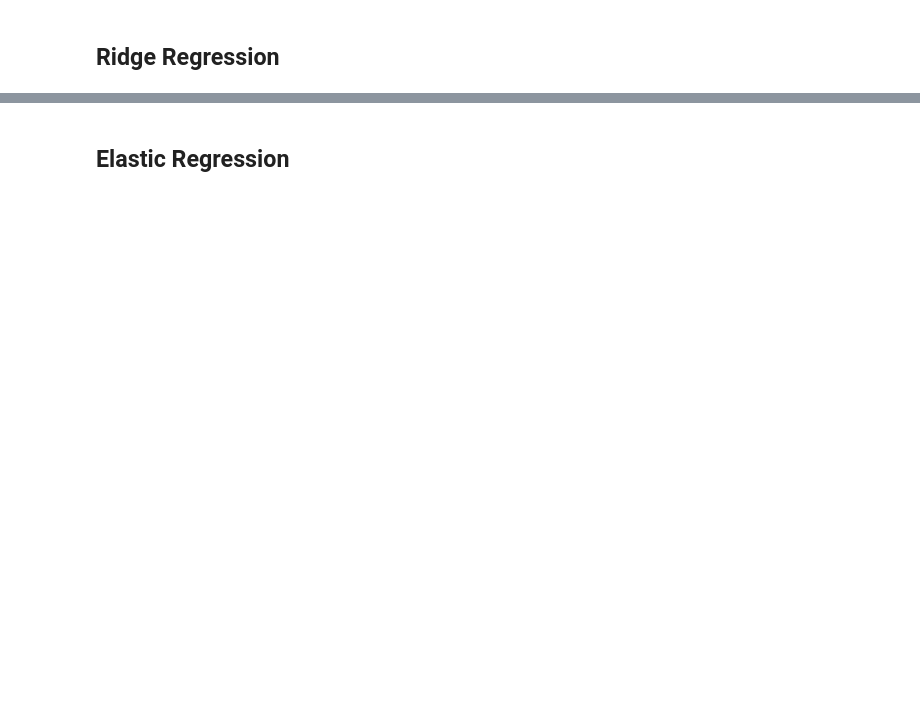
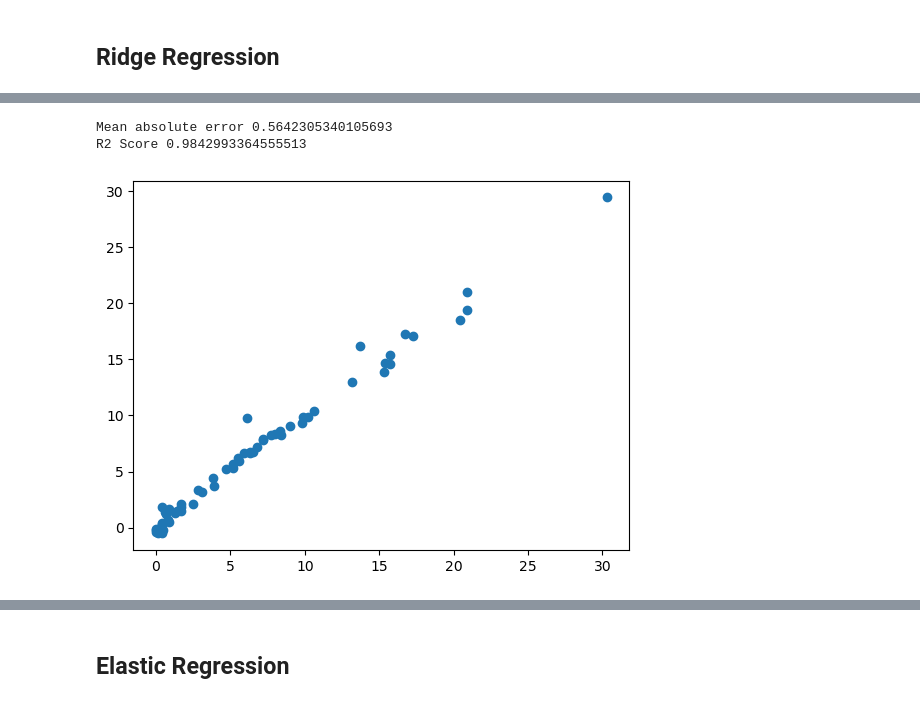
Before and after one commit to Shourya-31/Machine-Learning-31, a Jupyter notebook: MLOPS/Supervised Learning/Ridge Lassso Elastic Regression Practicals/ModelTraining.ipynb, the cells around one changed output, grey strips where cells are left out. Saved outputs shown, nothing was run; the diff lists cells and outputs as text; code cells hidden in the pictures; blank space fills up the shorter version.

```diff
--- a/MLOPS/Supervised Learning/Ridge Lassso Elastic Regression Practicals/ModelTraining.ipynb
+++ b/MLOPS/Supervised Learning/Ridge Lassso Elastic Regression Practicals/ModelTraining.ipynb
@@ -273,0 +341,18 @@ R2 Score 0.9616458508455313
+# %%
+from sklearn.linear_model import RidgeCV
+ridgecv=RidgeCV(cv=5)
+ridgecv.fit(X_train_scaled,y_train)
+y_pred=ridgecv.predict(X_test_scaled)
+plt.scatter(y_test,y_pred)
+mae=mean_absolute_error(y_test,y_pred)
+score=r2_score(y_test,y_pred)
+print("Mean absolute error", mae)
+print("R2 Score", score)
+
+plt.show()
+## Built-in CV, uses Leave-One Out CV
+## Takes one one record from dataset
+# %% [output]
+Mean absolute error 0.5642305340105693
+R2 Score 0.9842993364555513
+[figure, added]
```
Also changed, not shown: parts of 16 cells of this notebook.
